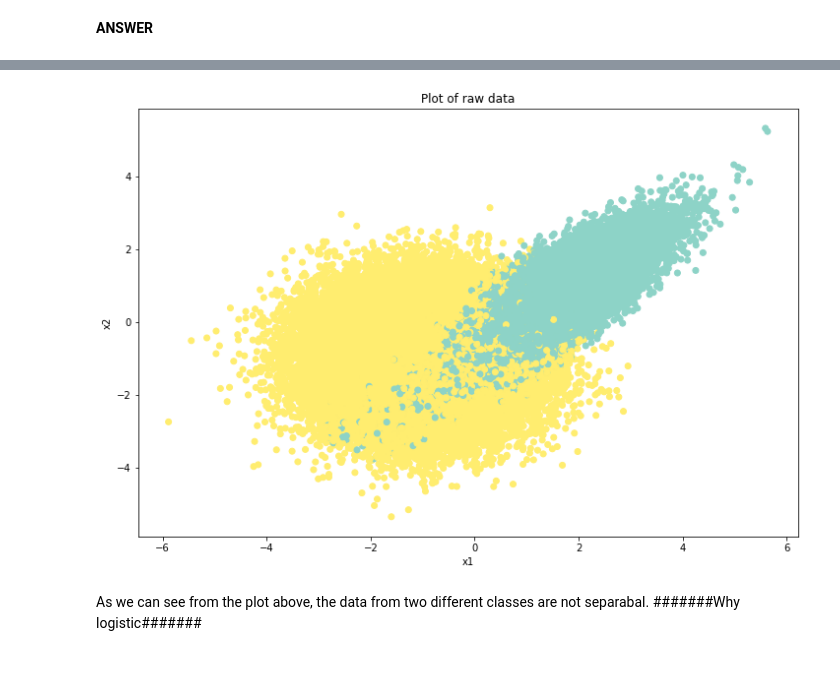
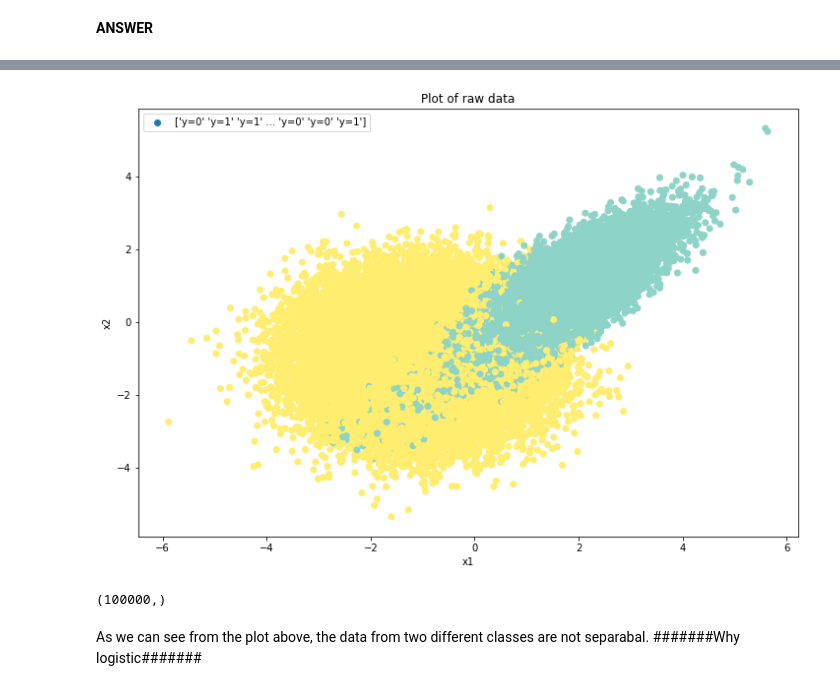
Before and after one commit to chrimiway/machine-learning-course, a Jupyter notebook: Assignment3.ipynb, the cells around one changed output, grey strips where cells are left out. Drawn from its saved outputs; the diff is of its cells as text; code cells hidden in the pictures.

```diff
--- a/Assignment3.ipynb
+++ b/Assignment3.ipynb
@@ -93,15 +97,20 @@ y = data["y"].values
 # %%
 %matplotlib inline
 import matplotlib.pyplot as plt
 
 plt.figure(figsize=(12, 8))
-plt.scatter(x[:, 0], x[:, 1], c=y, cmap="Set3")
+plt.scatter(x[:, 0], x[:, 1], c=y, label=y_lable, cmap="Set3")
 plt.xlabel("x1")
 plt.ylabel("x2")
 plt.title("Plot of raw data")
+plt.legend()
 plt.show()
 # %% [output]
-[figure, old version]
+[figure, new version]
+# %%
+y.shape
+# %% [output]
+(100000,)
 # %% [markdown]
 As we can see from the plot above, the data from two different classes are not separabal. #######Why logistic#######
 # %%
```
Also changed, not shown: parts of 10 cells of this notebook.
